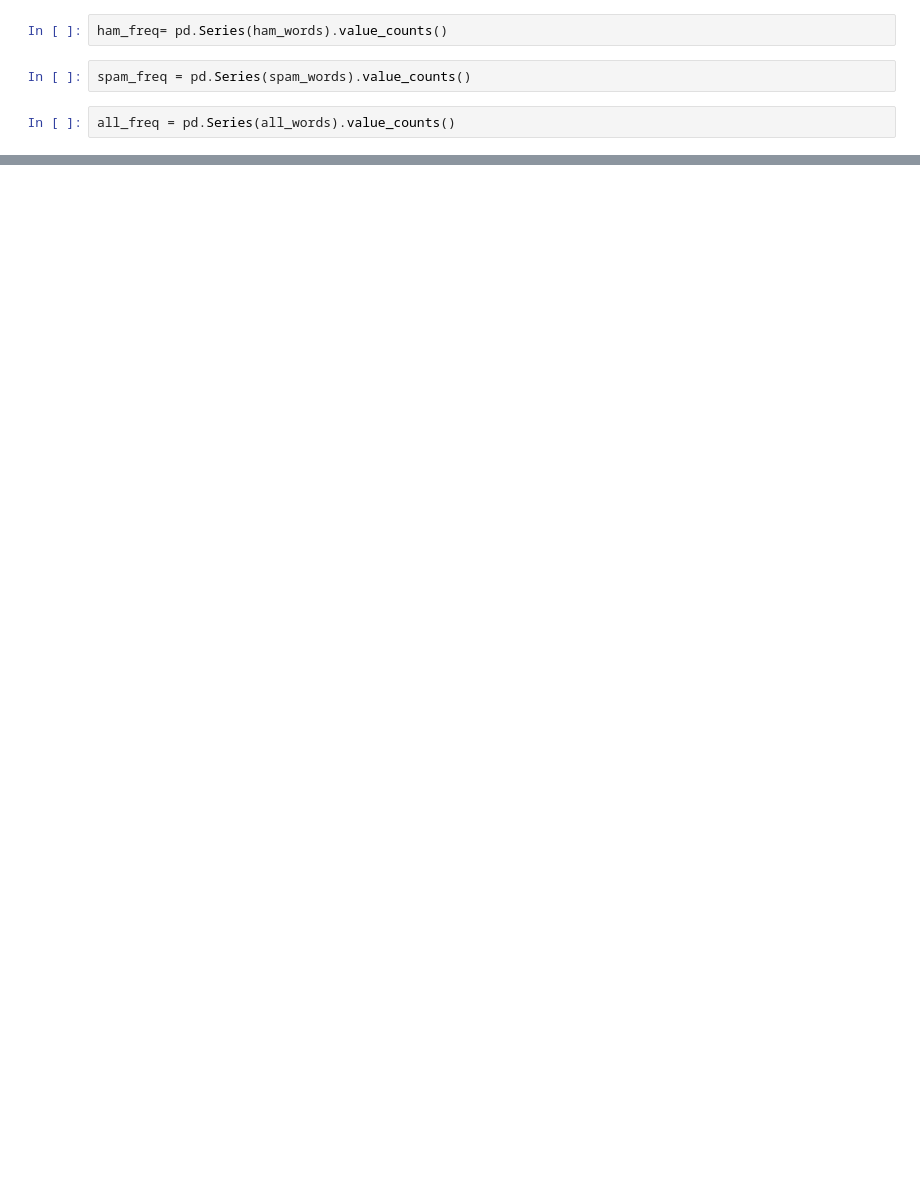
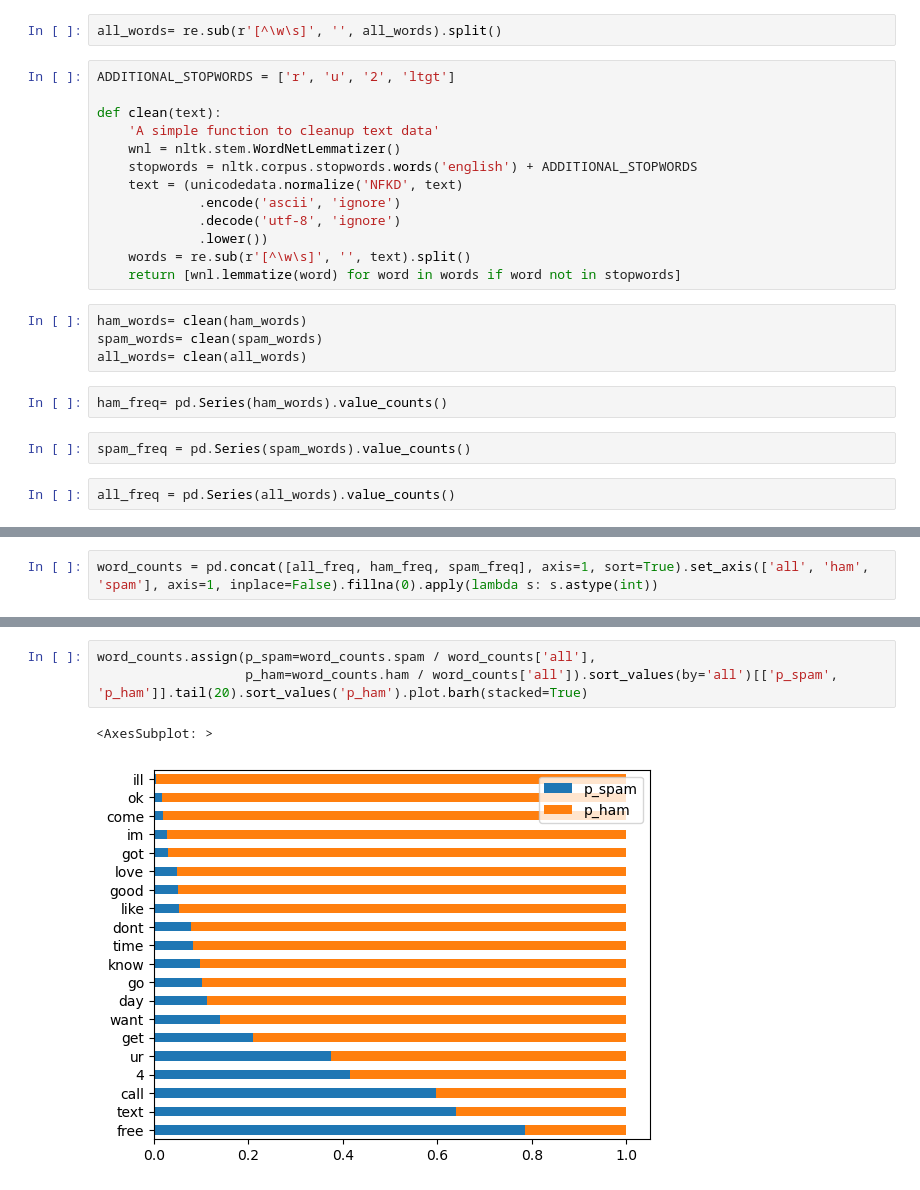
Before and after one commit to jacobpanyathong1/natural-language-processing-exercises, a Jupyter notebook: explore.ipynb, the cells around one changed output, grey strips where cells are left out. Cells and saved outputs as stored; diff of their text form; blank space fills up the shorter version.

```diff
--- a/explore.ipynb
+++ b/explore.ipynb
@@ -58,3 +67,22 @@ all_words = unicodedata.normalize("NFKD", " ".join(df.text)).encode("ascii", "ig
+# %%
+all_words= re.sub(r'[^\w\s]', '', all_words).split()
+# %%
+ADDITIONAL_STOPWORDS = ['r', 'u', '2', 'ltgt']
+
+def clean(text):
+    'A simple function to cleanup text data'
+    wnl = nltk.stem.WordNetLemmatizer()
+    stopwords = nltk.corpus.stopwords.words('english') + ADDITIONAL_STOPWORDS
+    text = (unicodedata.normalize('NFKD', text)
+             .encode('ascii', 'ignore')
+             .decode('utf-8', 'ignore')
+             .lower())
+    words = re.sub(r'[^\w\s]', '', text).split()
+    return [wnl.lemmatize(word) for word in words if word not in stopwords]
+# %%
+ham_words= clean(ham_words)
+spam_words= clean(spam_words)
+all_words= clean(all_words)
 # %%
 ham_freq= pd.Series(ham_words).value_counts()
 # %%
@@ -68,0 +111,2 @@ dtype: int64
+# %%
+word_counts = pd.concat([all_freq, ham_freq, spam_freq], axis=1, sort=True).set_axis(['all', 'ham', 'spam'], axis=1, inplace=False).fillna(0).apply(lambda s: s.astype(int))
@@ -68,0 +143,6 @@ dtype: int64
+# %%
+word_counts.assign(p_spam=word_counts.spam / word_counts['all'],
+                   p_ham=word_counts.ham / word_counts['all']).sort_values(by='all')[['p_spam', 'p_ham']].tail(20).sort_values('p_ham').plot.barh(stacked=True)
+# %% [output]
+<AxesSubplot: >
+[figure, added]
```
Also changed, not shown: parts of 13 cells of this notebook.
